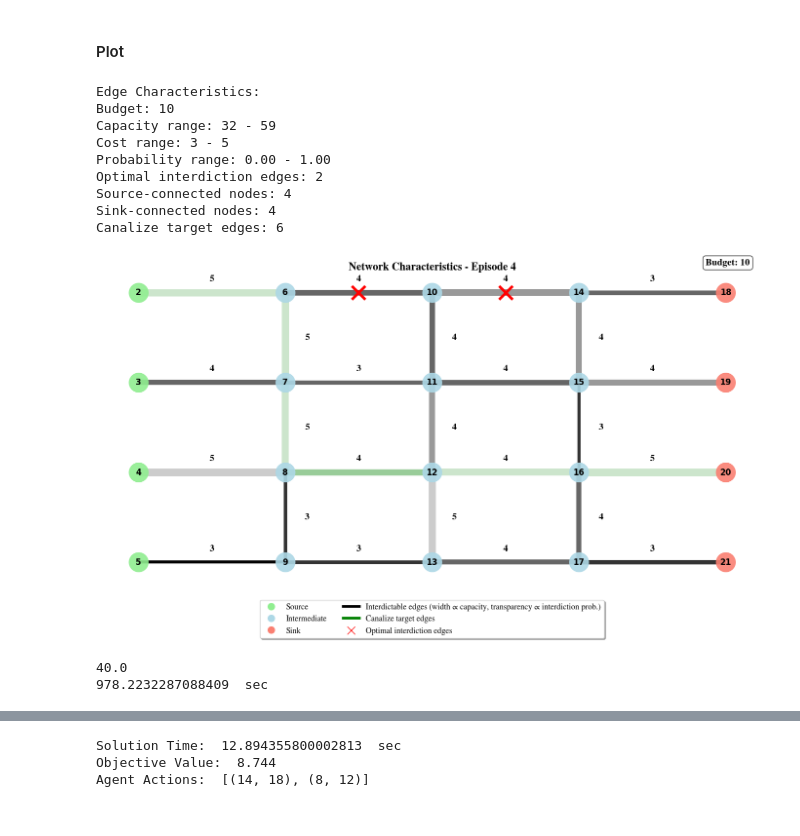
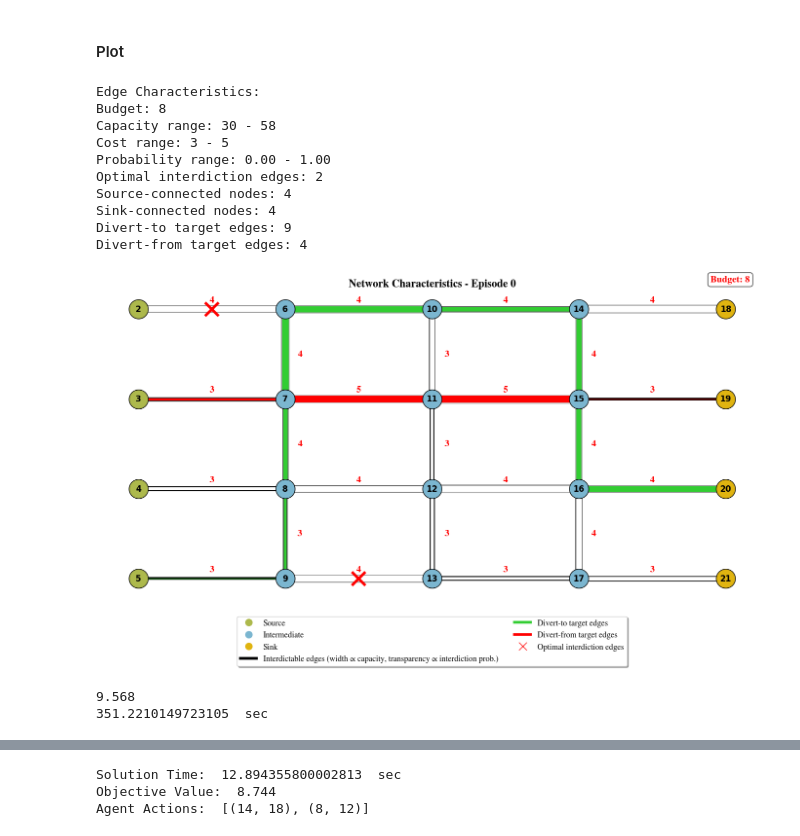
Before and after one commit to m-r-webb/RL-Threat-Adaptive-Network-Interdiction, a Jupyter notebook: Code/Agent_Evaluation.ipynb, the cells around one changed output, grey strips where cells are left out. Drawn from its saved outputs; the diff is of its cells as text; code cells hidden in the pictures.

```diff
--- a/Code/Agent_Evaluation.ipynb
+++ b/Code/Agent_Evaluation.ipynb
@@ -1155,29 +1743,30 @@ def plot_network_with_edge_annotations(nodes, edges, obs, env,
 #### Plot
 # %%
 # Usage with your code:
-episode = 4
+episode = 0
 obs, _ = env.reset(seed=episode)
 edge_capacity = obs['edge_capacity']
 edge_costs = obs['edge_costs']
 edge_interdiction_probability = obs['edge_interdiction_probability']
 
 # Plot the network with optimal interdiction edges marked
 G = plot_network_with_edge_annotations(nodes, edges, obs, env,
                                      all_optimal_interdiction_edges, episode,
                                      title=f"Network Characteristics - Episode {episode}")
 
 print(optimal_obj_vals[episode])
 print(optimal_solution_times[episode], " sec")
 # %% [output]
 Edge Characteristics:
-Budget: 10
-Capacity range: 32 - 59
+Budget: 8
+Capacity range: 30 - 58
 Cost range: 3 - 5
 Probability range: 0.00 - 1.00
 Optimal interdiction edges: 2
 Source-connected nodes: 4
 Sink-connected nodes: 4
-Canalize target edges: 6
+Divert-to target edges: 9
+Divert-from target edges: 4
-[figure, old version]
+[figure, new version]
-40.0
-978.2232287088409  sec
+9.568
+351.2210149723105  sec
```
Also changed, not shown: parts of 8 cells of this notebook.
